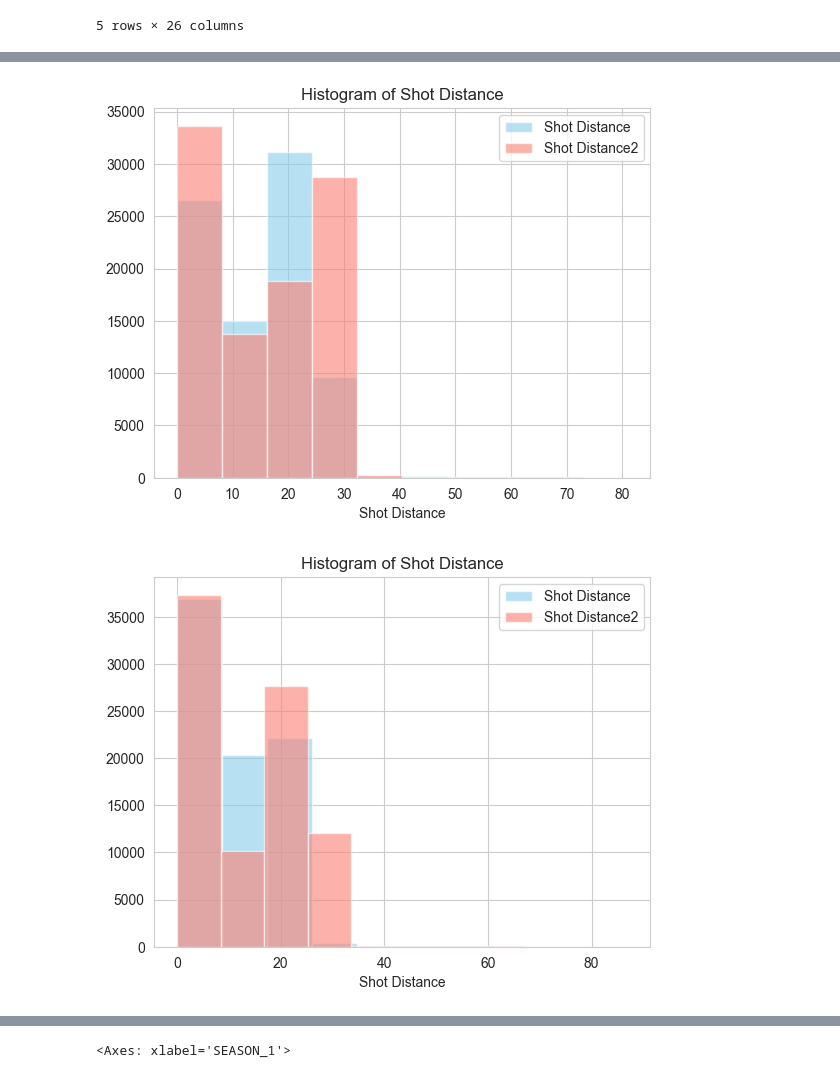
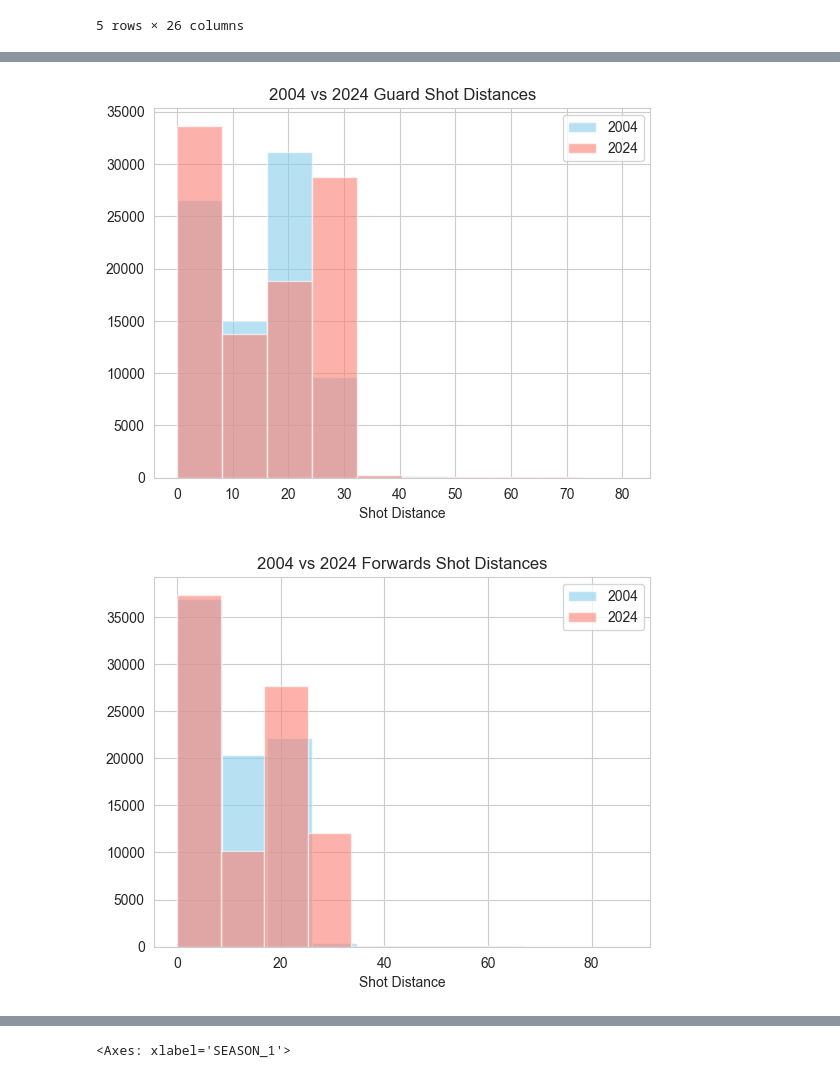
Before and after one commit to PatrickCoop12/nba_shooting_analysis, a Jupyter notebook: shots.ipynb, the cells around one changed output, grey strips where cells are left out. Cells and saved outputs as stored; diff of their text form; code cells hidden in the pictures.

```diff
--- a/shots.ipynb
+++ b/shots.ipynb
@@ -111 +127,4 @@ plt.show()
+# %%
+# Loading in 2024 season data for quick comparisons
+df2 = pd.read_csv("NBA_2024_Shots.csv")
 # %%
@@ -120,20 +139,21 @@ plt.show()
 # %%
+
 # df2 = pd.read_csv("NBA_2024_Shots.csv")
-plt.hist([df.loc[df['POSITION_GROUP']== 'G']['SHOT_DISTANCE']], bins=10, alpha=.6, label='Shot Distance', color='skyblue')
-plt.hist(df2.loc[df2['POSITION_GROUP']== 'G']['SHOT_DISTANCE'], bins=10, alpha=.6, label='Shot Distance2', color='salmon')
-plt.title('Histogram of Shot Distance')
+plt.hist([df.loc[df['POSITION_GROUP']== 'G']['SHOT_DISTANCE']], bins=10, alpha=.6, label='2004', color='skyblue')
+plt.hist(df2.loc[df2['POSITION_GROUP']== 'G']['SHOT_DISTANCE'], bins=10, alpha=.6, label='2024', color='salmon')
+plt.title('2004 vs 2024 Guard Shot Distances')
 plt.legend(loc='upper right')
 plt.xlabel('Shot Distance')
 plt.show()
 # %% [output]
-[figure, old version]
+[figure, new version]
 # %%
-plt.hist([df.loc[df['POSITION_GROUP']== 'F']['SHOT_DISTANCE']], bins=10, alpha=.6, label='Shot Distance', color='skyblue')
-plt.hist(df2.loc[df2['POSITION_GROUP']== 'F']['SHOT_DISTANCE'], bins=10, alpha=.6, label='Shot Distance2', color='salmon')
-plt.title('Histogram of Shot Distance')
+plt.hist([df.loc[df['POSITION_GROUP']== 'F']['SHOT_DISTANCE']], bins=10, alpha=.6, label='2004', color='skyblue')
+plt.hist(df2.loc[df2['POSITION_GROUP']== 'F']['SHOT_DISTANCE'], bins=10, alpha=.6, label='2024', color='salmon')
+plt.title('2004 vs 2024 Forwards Shot Distances')
 plt.legend(loc='upper right')
 plt.xlabel('Shot Distance')
 plt.show()
 # %% [output]
-[figure, old version]
+[figure, new version]
 # %%
```
Also changed, not shown: parts of 30 cells of this notebook.
